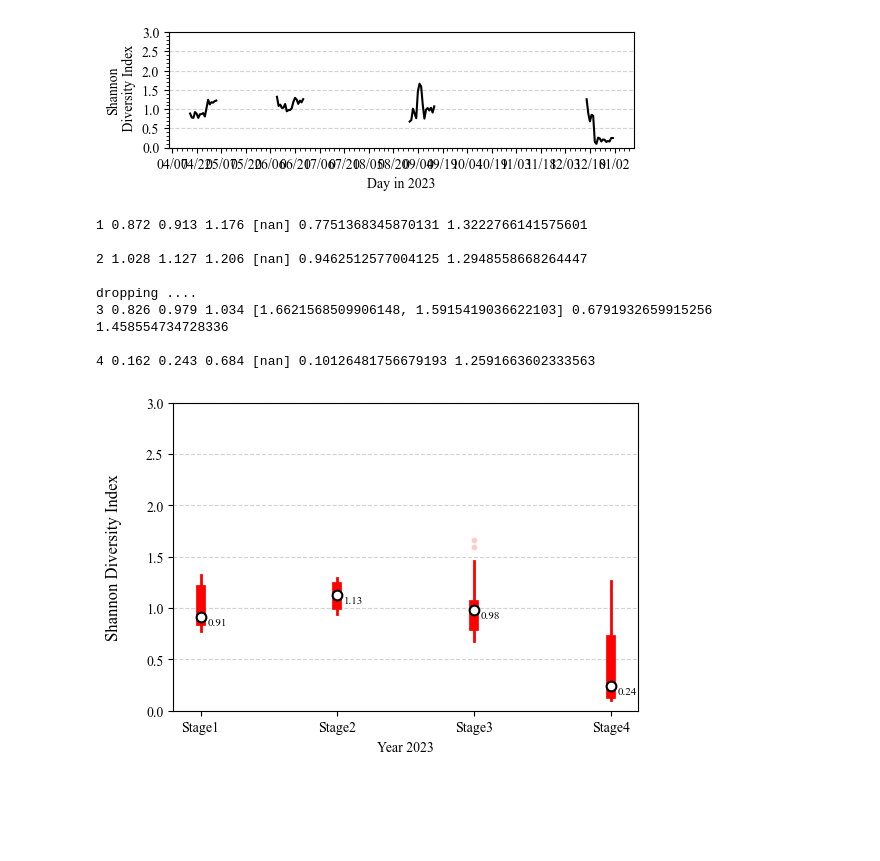
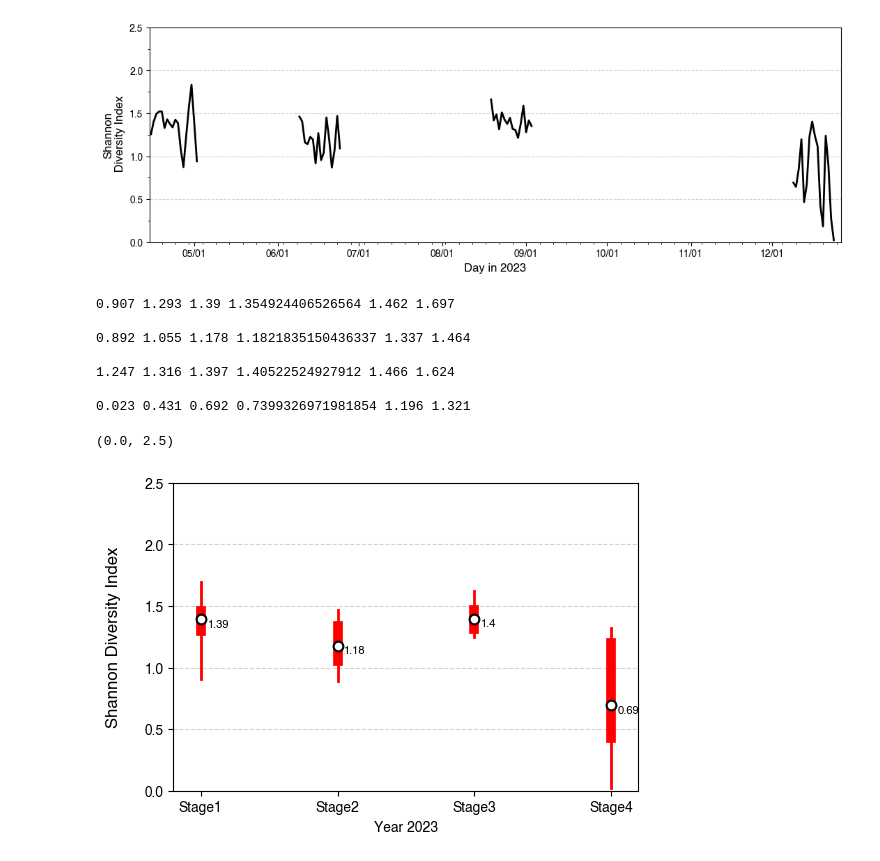
Before and after one commit to jhtong33/Code, a Jupyter notebook: 03.3_diversity.ipynb, the cells around one changed output. Saved outputs shown, nothing was run; the diff lists cells and outputs as text; code cells hidden in the pictures; blank space fills up the shorter version.

```diff
--- a/03.3_diversity.ipynb
+++ b/03.3_diversity.ipynb
@@ -14,9 +20,10 @@ warnings.filterwarnings("ignore")
 # %%
-place = 'Keelung'
+place = 'Taoyuan'
 year = 2023
 
 stages= 4 if year == 2023 else 3
-file = glob.glob(f'../Results/soundsepration/{place}-5min/*_{year}*{stages}stage_separation/{place}_S1_cluster_nostd.csv')[0]
+file = glob.glob(f'../Results/soundsepration/{place}-5min/*_{year}*{stages}stage_separation/result_normalized_each_stage/{place}_S1_cluster_std_each_stage.csv')[0]
+# file = glob.glob(f'../Results/soundsepration/{place}-5min/*_{year}*{stages}stage_separation/{place}_S1_cluster_nostd.csv')[0]
 print(file)
 savepath = file.rsplit('/', 1)[0]
 df = pd.read_csv(file)
@@ -52,28 +59,26 @@ day = df['Datetime'][0].day
 datezero = datetime(year, month, day, 0, 0, 0)
 date = datetime(year, month, day, 23, 59, 0)
 
-for dd in range(280):
+for dd in range(270):
     for hh in [23]:
-        df_temp = df[df['Datetime'] < datetime(year, date.month, date.day, hh, 59, 0)][df['Datetime'] >= datetime(year, date.month, date.day, 0, 0, 0)]
 
+        df_temp = df[df['Datetime'] < datetime(date.year, date.month, date.day, hh, 59, 0)][df['Datetime'] >= datetime(date.year, date.month, date.day, 0, 0, 0)]
         if len(df_temp[~df_temp['S1_Cluster'].isna()]) != 0:
 
             df_temp_s1 = df_temp['S1_Cluster']
-            # df_temp_s3 = df_temp['S3_Cluster']
 
             df_temp_c1 = set(df_temp_s1)
-            # df_temp_c3 = set(df_temp_s3)
 
             for cc in range(1, int(S1_total)+1):
+                if date.month ==12 and date.day == 24:
+                    print(cc, df_temp_s1.to_list().count(cc))
                 spec[f'S1_{cc}'].append(df_temp_s1.to_list().count(cc))
-            # for cc in range(1, int(S3_total)+1):
-                # spec[f'S3_{cc}'].append(df_temp_s3.to_list().count(cc))
+
         else:
             for cc in range(1, int(S1_total)+1):
                 spec[f'S1_{cc}'].append(np.nan)
-            # for cc in range(1, int(S3_total)+1):
-                # spec[f'S3_{cc}'].append(np.nan)
-        datelist.append(datetime(year, date.month, date.day, hh))
+
+        datelist.append(datetime(date.year, date.month, date.day, hh))
     date = date + timedelta(days = 1)
 
 df_spec = pd.DataFrame(spec)
@@ -108,29 +102,35 @@ df_spec
 # %%
-plt.rcParams["font.family"] = "Times New Roman"
-fig, ax = plt.subplots(nrows=1, ncols=1, figsize=(6, 1.5))
+plt.rcParams["font.family"] = "Helvetica"
+
+t1 = to_datetime(df_datetime['Datetime'].values[0])
+t2 = to_datetime(df_datetime['Datetime'].values[-1])
+delta = t2-t1
+days = delta.days
+fig, ax = plt.subplots(nrows=1, ncols=1, figsize=(days/20, 4))
 
 plt.grid(axis='y', ls='--', color='lightgrey')
 
-plt.plot(df_H['Time'], df_H['H'], 'k' )
+plt.plot(df_H['Time'], df_H['H'], 'k' ,lw=2)
 last_index = df_H['H'][df_H['H'].isna() == False].index[-1]
 # plt.xlim(df_H['Time'][0], df_H['Time'][last_index])
 # plt.xlim(datetime(2023,6,10), datetime(2023,6,26))
-plt.ylabel('Shannon\n Diversity Index')
-plt.ylim(0, 3)
+plt.ylabel('Shannon\n Diversity Index', fontsize=12)
+plt.ylim(0, 2.5)
+plt.xlim(t1, t2)
 
-plt.xlabel(f'Day in {year}')
-ax.yaxis.set_minor_locator(MultipleLocator(0.1))
+plt.xlabel(f'Day in {year}', fontsize=12)
+ax.yaxis.set_minor_locator(MultipleLocator(0.25))
 ax.yaxis.set_major_locator(MultipleLocator(0.5))
-ax.xaxis.set_minor_locator(mdates.DayLocator(interval=3))
-ax.xaxis.set_major_locator(mdates.DayLocator(interval=15))
+ax.xaxis.set_minor_locator(mdates.DayLocator(interval=5))
+ax.xaxis.set_major_locator(mdates.MonthLocator(interval=1))
 ax.xaxis.set_major_formatter(mdates.DateFormatter("%m/%d"))
 
 # plt.savefig('qqq.png', dpi=150)
 df_H.to_csv(f'{savepath}/{place}_{year}_index_variations.csv', index=False)
 plt.savefig(f'{savepath}/{place}_{year}_index_variations.png', dpi=150, bbox_inches='tight' )
 plt.savefig(f'{savepath}/{place}_{year}_index_variations.pdf', dpi=150, bbox_inches='tight' )
 # %% [output]
-[figure, old version]
+[figure, new version]
 # %%
 def stats_plot(data, index, ax, year=2021, savepath=None):
     Q1 = round(np.nanpercentile(data, 25, interpolation = 'midpoint'), 3)
@@ -191,10 +196,10 @@ def stats_plot(data, index, ax, year=2021, savepath=None):
     return Q1, Q2, Q3, drop_num, ax
 # %%
 fig, ax = plt.subplots(ncols=1, nrows=1, figsize=(6, 4))
-stage1 = df_H[df_H['Time']<datetime(year, 6, 10)]
+stage1 = df_H[df_H['Time']<datetime(year, 5, 31)]
 Q1, Q2, Q3, drop_num, ax = stats_plot(stage1['H'], 1, ax, year=year, savepath=savepath)
 
-stage2 = df_H[df_H['Time']>datetime(year, 6, 10)][df_H['Time']<datetime(year, 7, 30)]
+stage2 = df_H[df_H['Time']>datetime(year, 6, 1)][df_H['Time']<datetime(year, 7, 30)]
 stage2 = stage2.reset_index()
 Q1, Q2, Q3, drop_num, ax = stats_plot(stage2['H'], 2, ax, year=year, savepath=savepath)
 
@@ -219,16 +224,19 @@ plt.xlabel(f'Year {year}')
 
 plt.grid(axis='y', ls='--', color='lightgrey')
 plt.ylabel('Shannon Diversity Index\n', fontsize=12)
+plt.ylim(0, 2.5)
 
-plt.savefig(f'{savepath}/{place}_{year}_index_stats.png', dpi=150 )
-plt.savefig(f'{savepath}/{place}_{year}_index_stats.pdf', dpi=150 )
+
+
+# plt.savefig(f'{savepath}/{place}_{year}_index_stats.png', dpi=150 )
+# plt.savefig(f'{savepath}/{place}_{year}_index_stats.pdf', dpi=150 )
 # %% [output]
-1 0.872 0.913 1.176 [nan] 0.7751368345870131 1.3222766141575601
+0.907 1.293 1.39 1.354924406526564 1.462 1.697
 
-2 1.028 1.127 1.206 [nan] 0.9462512577004125 1.2948558668264447
+0.892 1.055 1.178 1.1821835150436337 1.337 1.464
 
-dropping ....
-3 0.826 0.979 1.034 [1.6621568509906148, 1.5915419036622103] 0.6791932659915256 1.458554734728336
+1.247 1.316 1.397 1.40522524927912 1.466 1.624
 
-4 0.162 0.243 0.684 [nan] 0.10126481756679193 1.2591663602333563
+0.023 0.431 0.692 0.7399326971981854 1.196 1.321
+(0.0, 2.5)
-[figure, old version]
+[figure, new version]
```
Also changed, not shown: parts of 8 cells of this notebook, 6 other files.
